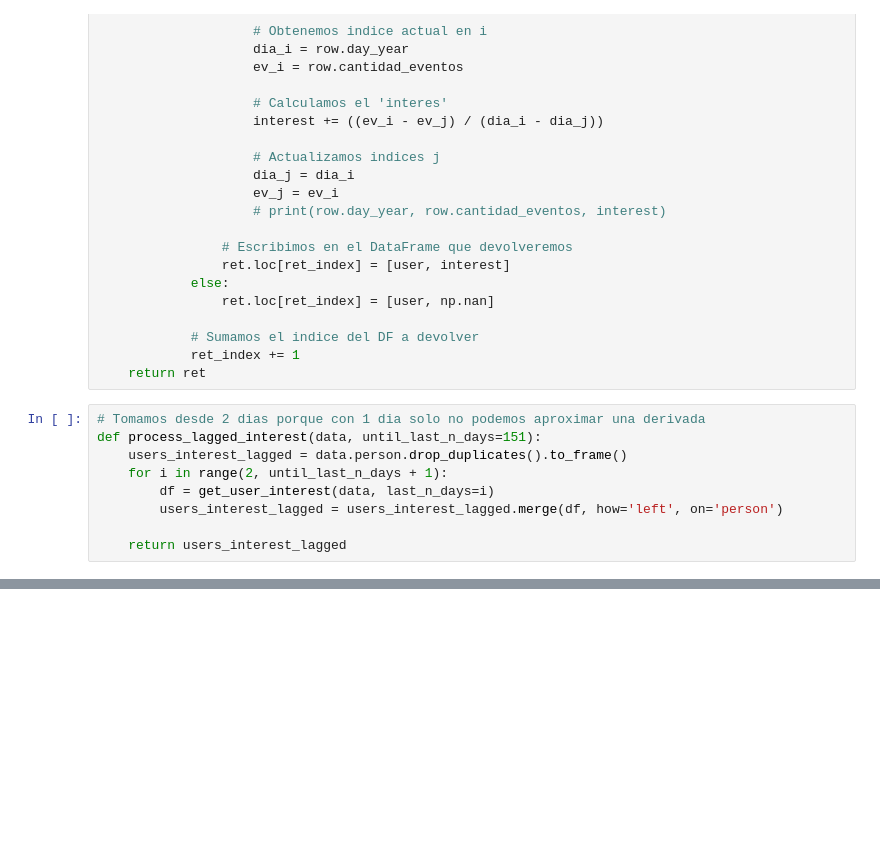
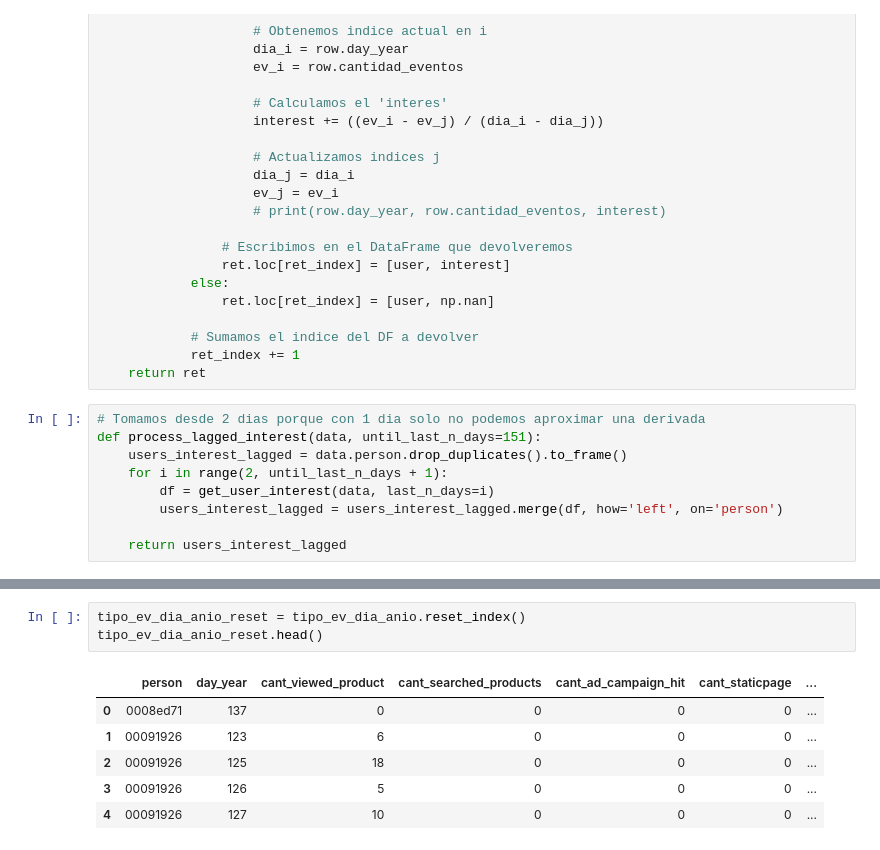
Before and after one commit to gabyrobles93/7506-TP2-MachineLearning, a Jupyter notebook: notebooks/ariel_feature_eng.ipynb, the cells around one changed output, grey strips where cells are left out. Drawn from its saved outputs; the diff is of its cells as text; blank space fills up the shorter version.

```diff
--- a/notebooks/ariel_feature_eng.ipynb
+++ b/notebooks/ariel_feature_eng.ipynb
@@ -1380,0 +1436,10 @@ user_features8
+# %%
+tipo_ev_dia_anio_reset = tipo_ev_dia_anio.reset_index()
+tipo_ev_dia_anio_reset.head()
+# %% [output]
+|  | person | day_year | cant_viewed_product | cant_searched_products | cant_ad_campaign_hit | cant_staticpage | ... |
+| 0 | 0008ed71 | 137 | 0 | 0 | 0 | 0 | ... |
+| 1 | 00091926 | 123 | 6 | 0 | 0 | 0 | ... |
+| 2 | 00091926 | 125 | 18 | 0 | 0 | 0 | ... |
+| 3 | 00091926 | 126 | 5 | 0 | 0 | 0 | ... |
+| 4 | 00091926 | 127 | 10 | 0 | 0 | 0 | ... |
```
Also changed, not shown: parts of 28 cells of this notebook.
